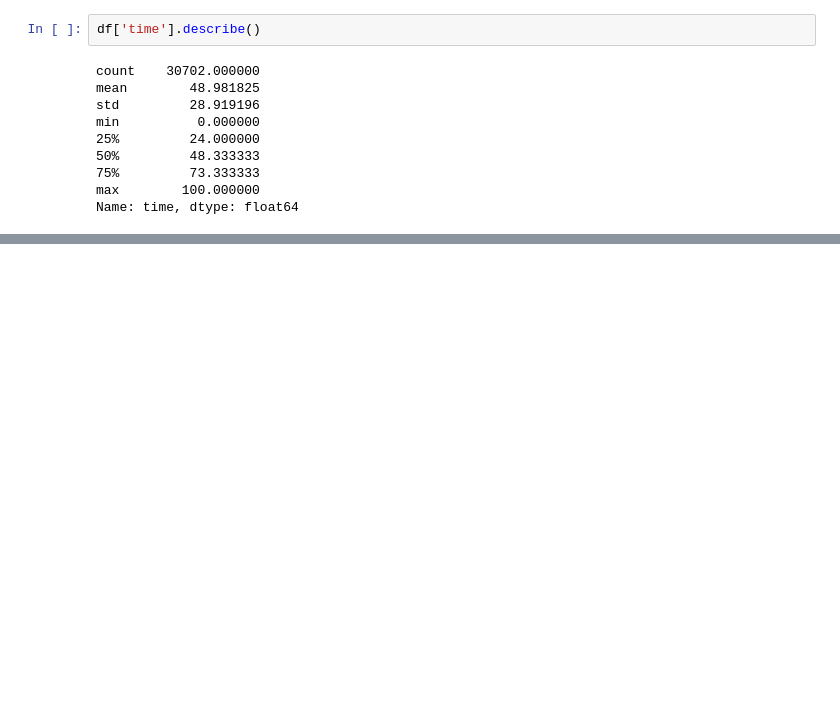
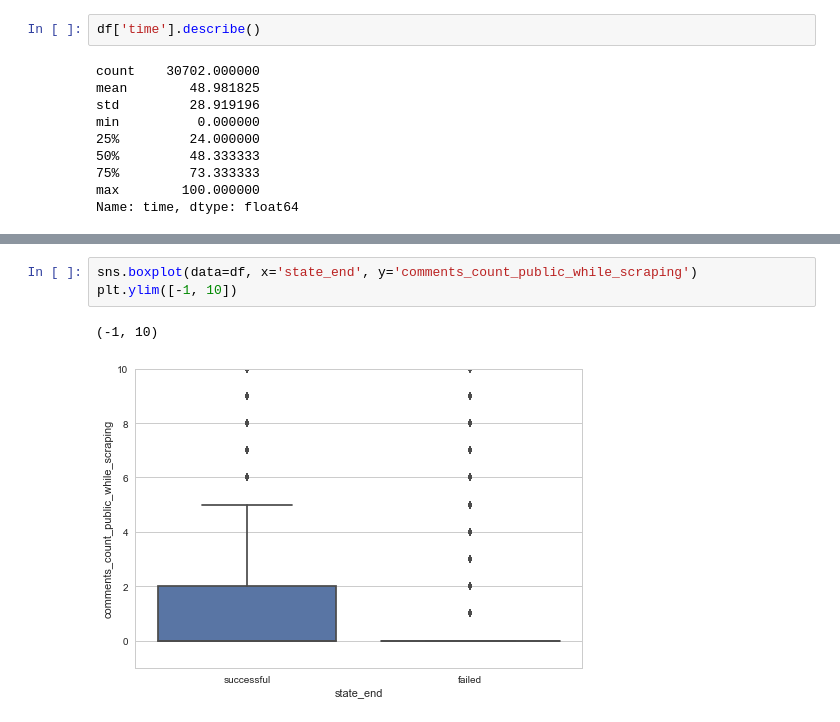
Before and after one commit to blanarik/kickstarter_success_prediction, a Jupyter notebook: 05_Kickstarter_data_integration_and_exploratory_data_analysis_of_merged_dataset.ipynb, the cells around one changed output, grey strips where cells are left out. Cells and saved outputs as stored; diff of their text form; blank space fills up the shorter version.

```diff
--- a/05_Kickstarter_data_integration_and_exploratory_data_analysis_of_merged_dataset.ipynb
+++ b/05_Kickstarter_data_integration_and_exploratory_data_analysis_of_merged_dataset.ipynb
@@ -497,0 +691,6 @@ order by p.project_id asc;
+# %%
+sns.boxplot(data=df, x='state_end', y='comments_count_public_while_scraping')
+plt.ylim([-1, 10])
+# %% [output]
+(-1, 10)
+[figure, added]
```
Also changed, not shown: parts of 80 cells of this notebook.
